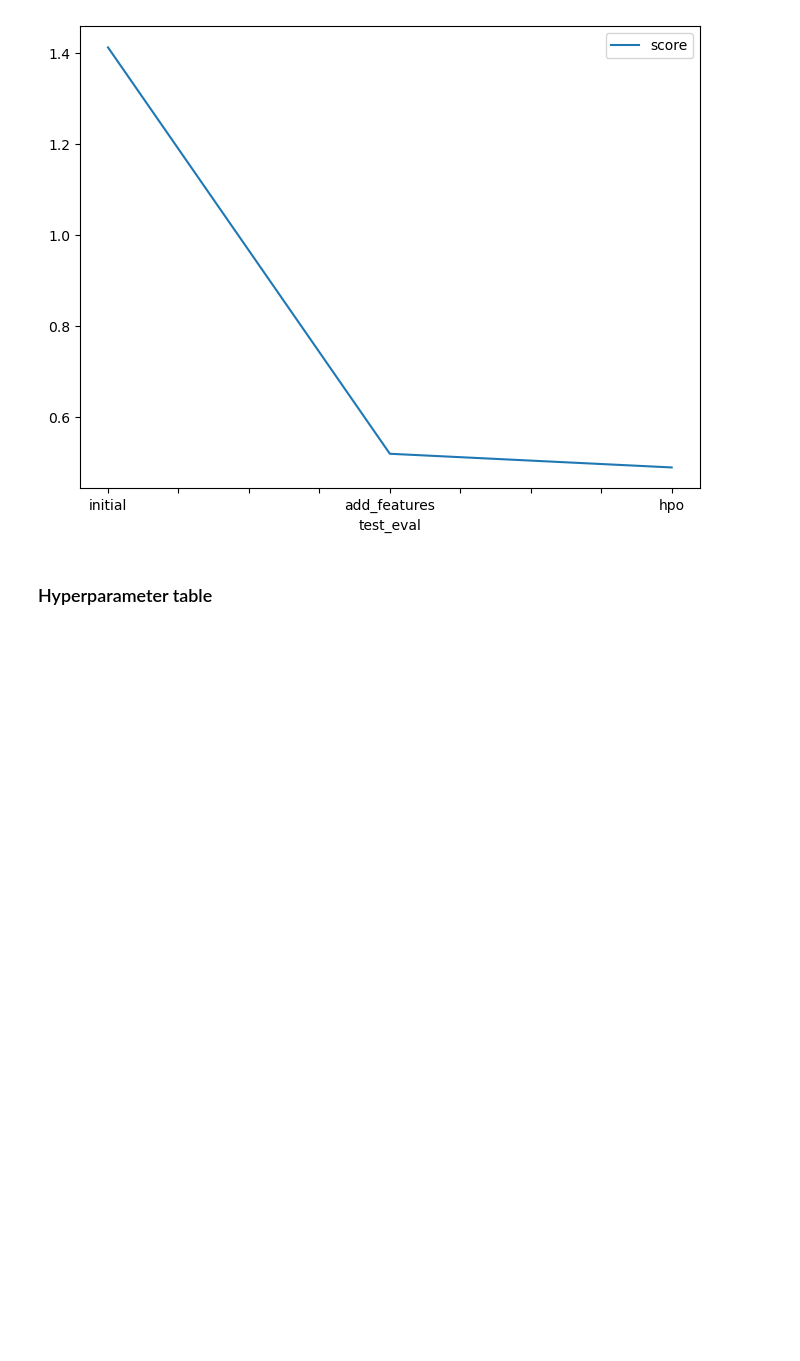
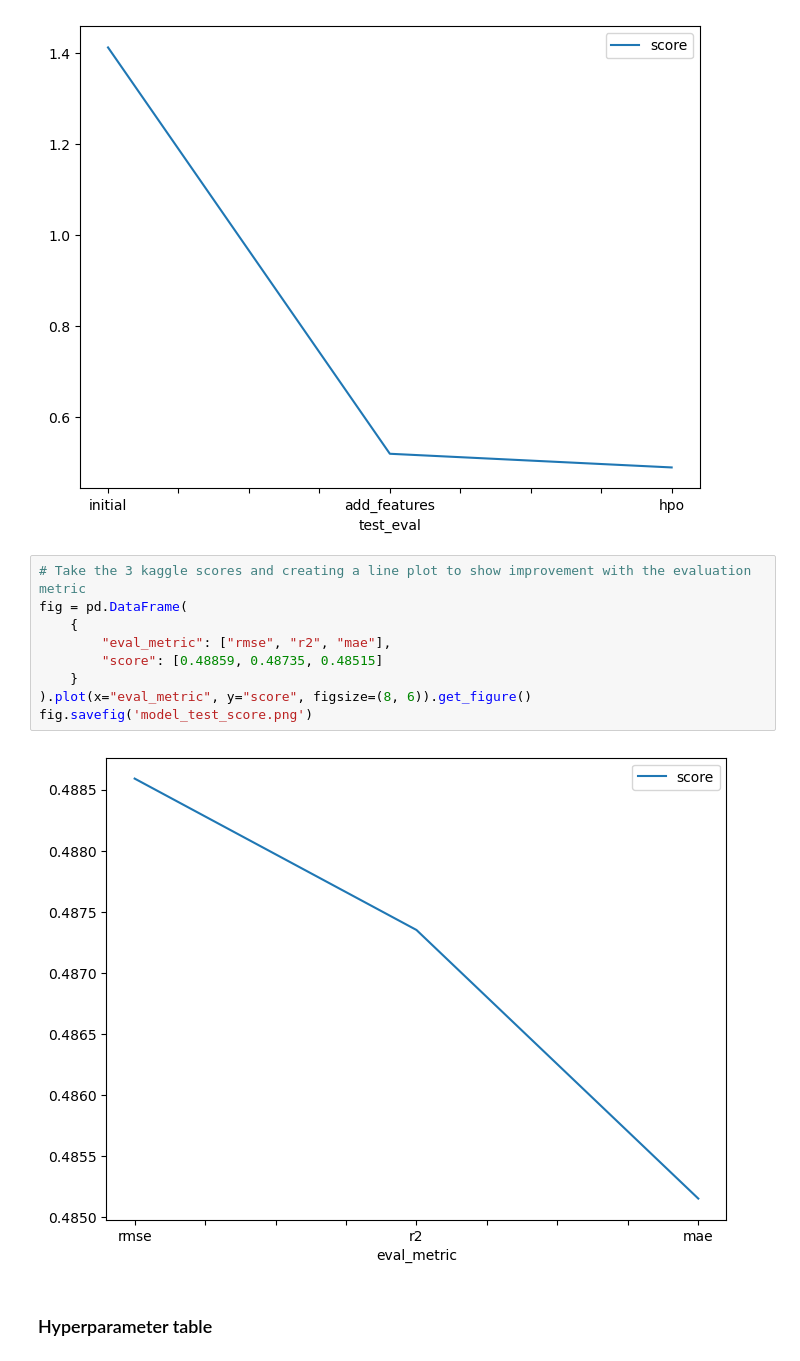
Before and after one commit to MouMike/Bike-Sharing-Demand, a Jupyter notebook: project/project-template.ipynb, the cells around one changed output. Drawn from its saved outputs; the diff is of its cells as text; blank space fills up the shorter version.

Commit message:
Plots the evaluation metrics

```diff
--- a/project/project-template.ipynb
+++ b/project/project-template.ipynb
@@ -1368,6 +1368,17 @@ fig = pd.DataFrame(
 fig.savefig('model_test_score.png')
 # %% [output]
 [figure]
+# %%
+# Take the 3 kaggle scores and creating a line plot to show improvement with the evaluation metric
+fig = pd.DataFrame(
+    {
+        "eval_metric": ["rmse", "r2", "mae"],
+        "score": [0.48859, 0.48735, 0.48515]
+    }
+).plot(x="eval_metric", y="score", figsize=(8, 6)).get_figure()
+fig.savefig('model_test_score.png')
+# %% [output]
+[figure, added]
 # %% [markdown]
 ### Hyperparameter table
 # %%
```
